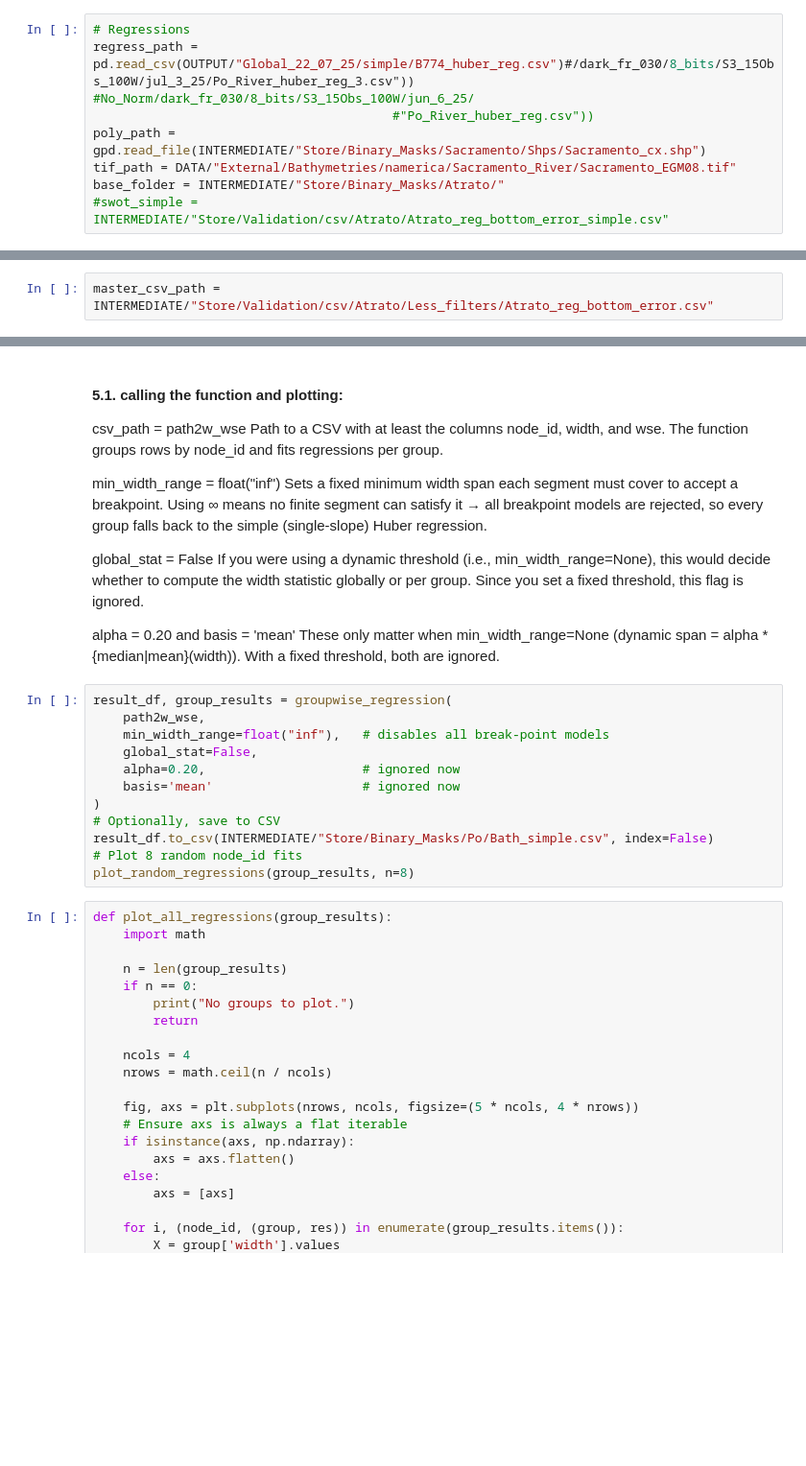
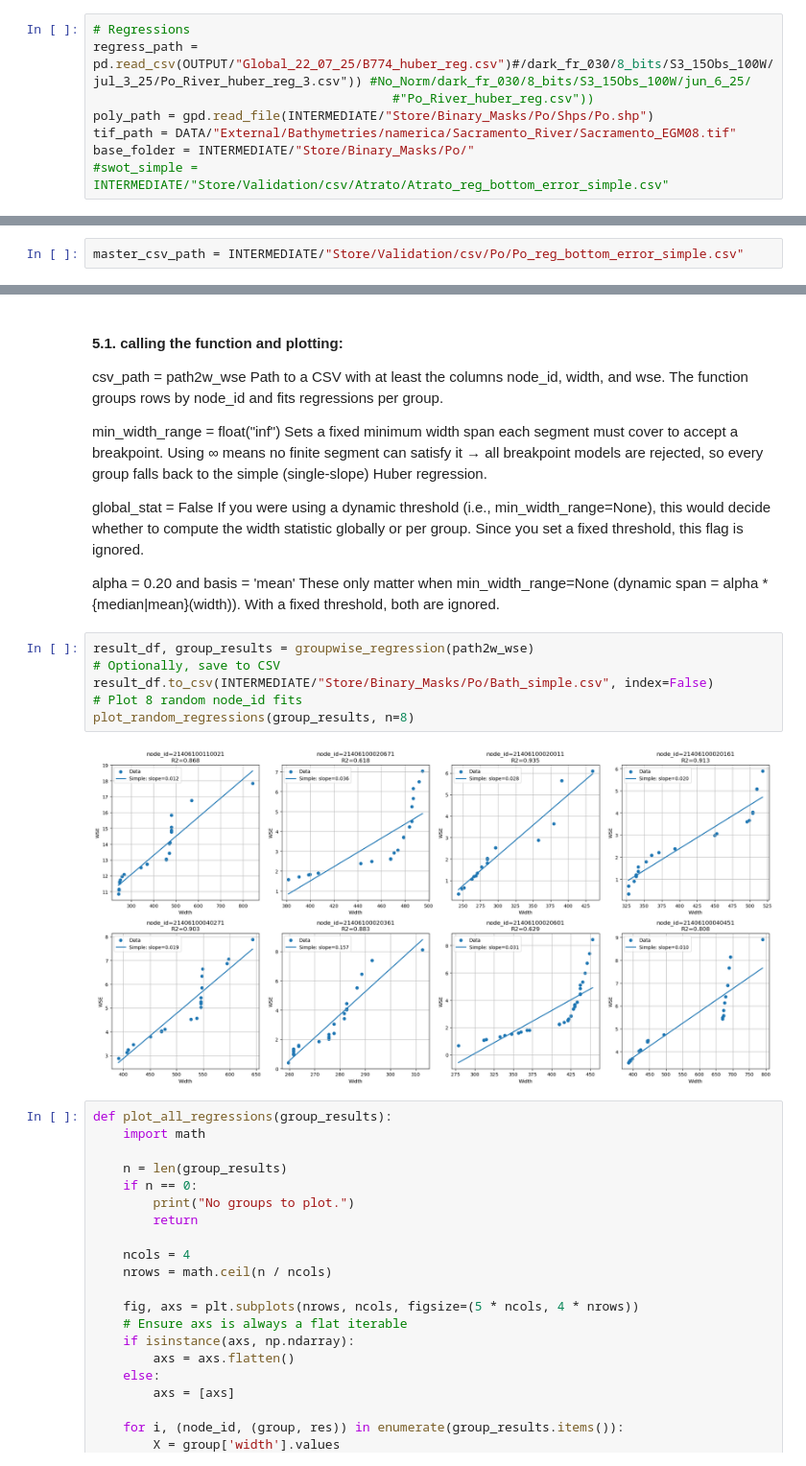
Before and after one commit to jdavecas/Hipsometric-curves, a Jupyter notebook: Validation.ipynb, the cells around one changed output, grey strips where cells are left out. Shown: that part at 96% size. Saved outputs shown, nothing was run; the diff lists cells and outputs as text; blank space fills up the shorter version.

Commit message:
Bathymetry doesn't needs robust regressions. Do OLS

```diff
--- a/Validation.ipynb
+++ b/Validation.ipynb
@@ -41,11 +42,11 @@ This code uses bathymetry models, together with SWOT data and and cross-section
 #### 0. PATHS
 # %%
 # Regressions
-regress_path = pd.read_csv(OUTPUT/"Global_22_07_25/simple/B774_huber_reg.csv")#/dark_fr_030/8_bits/S3_15Obs_100W/jul_3_25/Po_River_huber_reg_3.csv")) #No_Norm/dark_fr_030/8_bits/S3_15Obs_100W/jun_6_25/
+regress_path = pd.read_csv(OUTPUT/"Global_22_07_25/B774_huber_reg.csv")#/dark_fr_030/8_bits/S3_15Obs_100W/jul_3_25/Po_River_huber_reg_3.csv")) #No_Norm/dark_fr_030/8_bits/S3_15Obs_100W/jun_6_25/
                                         #"Po_River_huber_reg.csv"))
-poly_path = gpd.read_file(INTERMEDIATE/"Store/Binary_Masks/Sacramento/Shps/Sacramento_cx.shp")
+poly_path = gpd.read_file(INTERMEDIATE/"Store/Binary_Masks/Po/Shps/Po.shp")
 tif_path = DATA/"External/Bathymetries/namerica/Sacramento_River/Sacramento_EGM08.tif"
-base_folder = INTERMEDIATE/"Store/Binary_Masks/Atrato/"
+base_folder = INTERMEDIATE/"Store/Binary_Masks/Po/"
 #swot_simple = INTERMEDIATE/"Store/Validation/csv/Atrato/Atrato_reg_bottom_error_simple.csv"
 # %% [markdown]
 #### 1. Subsetting only the nodes lying inside the raster
@@ -157,7 +158,7 @@ merged["rel_error_%"] = merged["error"] / merged["min_value"] * 100
 
 merged.to_csv(os.path.join(INTERMEDIATE, "Store/Validation/csv/Sacramento/Sacramento_reg_bottom_error.csv"), index=False)
 # %%
-master_csv_path = INTERMEDIATE/"Store/Validation/csv/Atrato/Less_filters/Atrato_reg_bottom_error.csv"
+master_csv_path = INTERMEDIATE/"Store/Validation/csv/Po/Po_reg_bottom_error_simple.csv"
 # %% [markdown]
 Create folders for each node_id
 # %%
@@ -837,17 +674,13 @@ If you were using a dynamic threshold (i.e., min_width_range=None), this would d
 alpha = 0.20 and basis = 'mean'
 These only matter when min_width_range=None (dynamic span = alpha * {median|mean}(width)). With a fixed threshold, both are ignored.
 # %%
-result_df, group_results = groupwise_regression(
-    path2w_wse,
-    min_width_range=float("inf"),   # disables all break-point models
-    global_stat=False,
-    alpha=0.20,                     # ignored now
-    basis='mean'                    # ignored now
-)
+result_df, group_results = groupwise_regression(path2w_wse)
 # Optionally, save to CSV
 result_df.to_csv(INTERMEDIATE/"Store/Binary_Masks/Po/Bath_simple.csv", index=False)
 # Plot 8 random node_id fits
 plot_random_regressions(group_results, n=8)
+# %% [output]
+[figure, added]
 # %%
 def plot_all_regressions(group_results):
     import math
```
Also changed, not shown: parts of 9 cells of this notebook.
